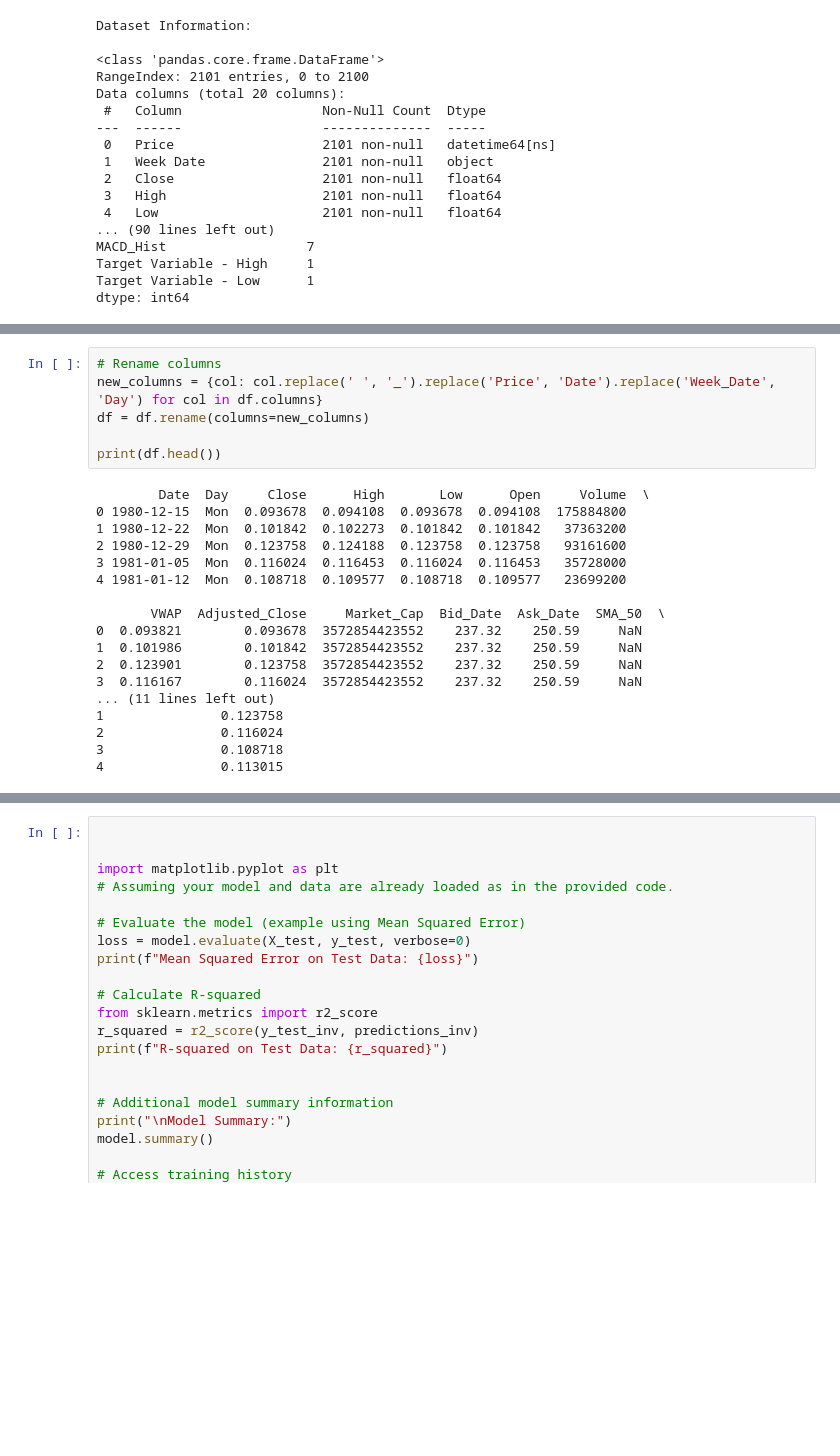
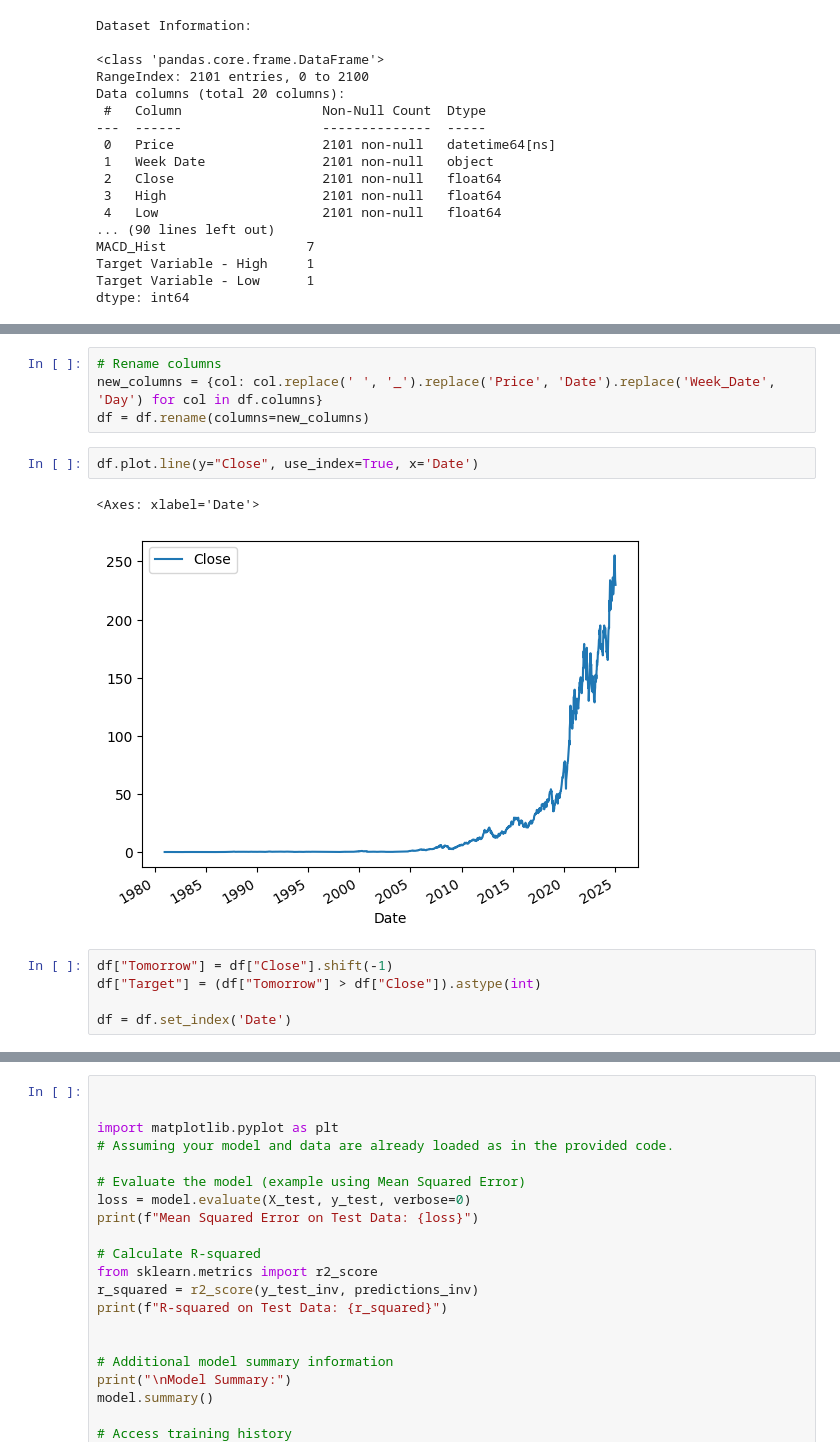
Before and after one commit to Kanchan786786/Capstone_project-, a Jupyter notebook: Capstone Models.ipynb, the cells around one changed output, grey strips where cells are left out. Saved outputs shown, nothing was run; the diff lists cells and outputs as text; blank space fills up the shorter version.

```diff
--- a/Capstone Models.ipynb
+++ b/Capstone Models.ipynb
@@ -75,23 +75,13 @@ df.head()
 # Rename columns
 new_columns = {col: col.replace(' ', '_').replace('Price', 'Date').replace('Week_Date', 'Day') for col in df.columns}
 df = df.rename(columns=new_columns)
-
-print(df.head())
-# %% [output]
-        Date  Day     Close      High       Low      Open     Volume  \
-0 1980-12-15  Mon  0.093678  0.094108  0.093678  0.094108  175884800
-1 1980-12-22  Mon  0.101842  0.102273  0.101842  0.101842   37363200
-2 1980-12-29  Mon  0.123758  0.124188  0.123758  0.123758   93161600
-3 1981-01-05  Mon  0.116024  0.116453  0.116024  0.116453   35728000
-4 1981-01-12  Mon  0.108718  0.109577  0.108718  0.109577   23699200
-
-       VWAP  Adjusted_Close     Market_Cap  Bid_Date  Ask_Date  SMA_50  \
-0  0.093821        0.093678  3572854423552    237.32    250.59     NaN
-1  0.101986        0.101842  3572854423552    237.32    250.59     NaN
-2  0.123901        0.123758  3572854423552    237.32    250.59     NaN
-3  0.116167        0.116024  3572854423552    237.32    250.59     NaN
-... (11 lines left out)
-1               0.123758
-2               0.116024
-3               0.108718
-4               0.113015
+# %%
+df.plot.line(y="Close", use_index=True, x='Date')
+# %% [output]
+<Axes: xlabel='Date'>
+[figure, added]
+# %%
+df["Tomorrow"] = df["Close"].shift(-1)
+df["Target"] = (df["Tomorrow"] > df["Close"]).astype(int)
+
+df = df.set_index('Date')
```
Also changed, not shown: parts of 19 cells of this notebook.
